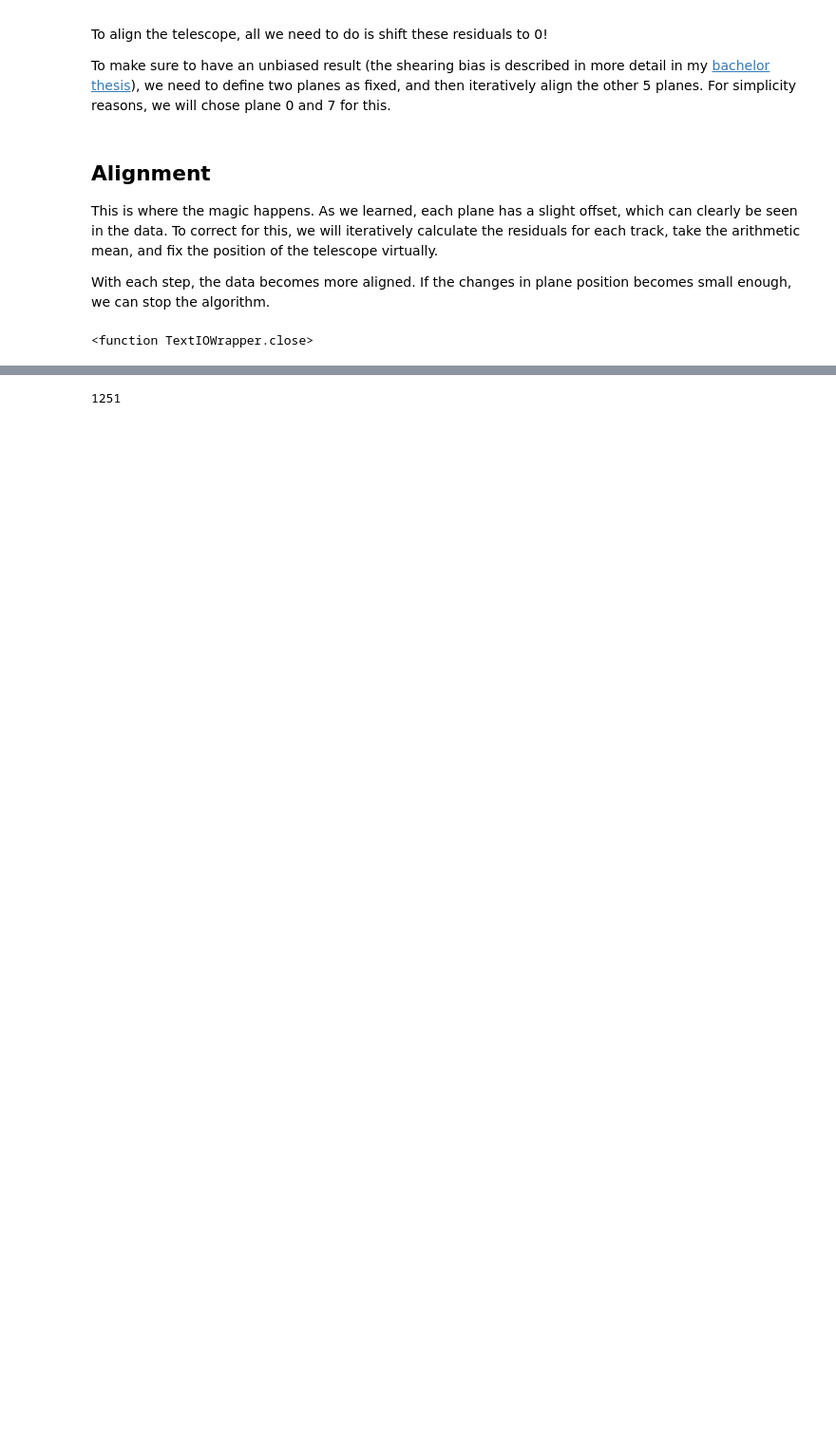
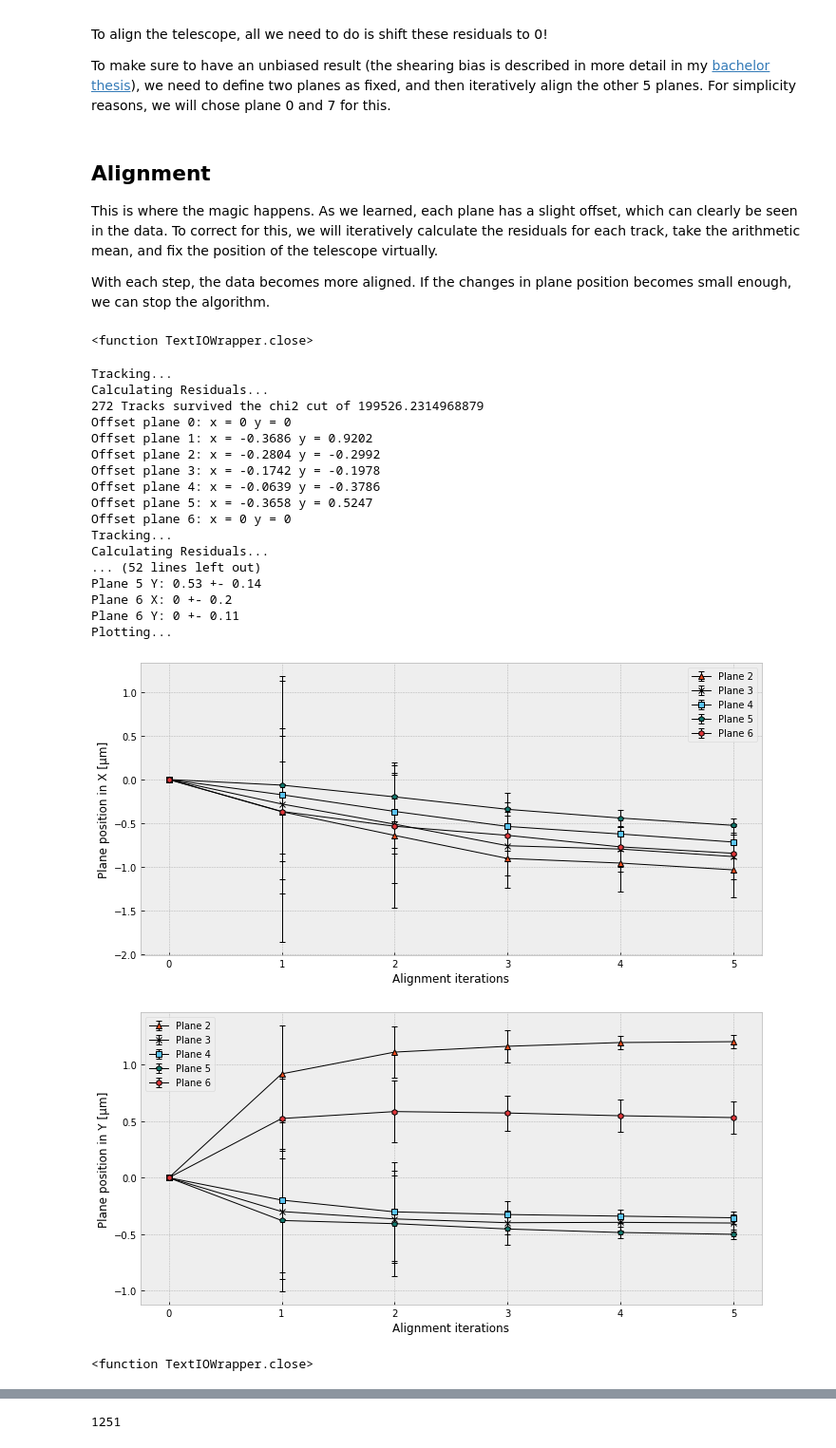
Before and after one commit to DavidSchledewitz/Awesome_Cosmics, a Jupyter notebook: 3_Manual_Analysis/Tutorial.ipynb, the cells around one changed output, grey strips where cells are left out. Shown at 95% size. Saved outputs shown, nothing was run; the diff lists cells and outputs as text; code cells hidden in the pictures; blank space fills up the shorter version.

```diff
--- a/3_Manual_Analysis/Tutorial.ipynb
+++ b/3_Manual_Analysis/Tutorial.ipynb
@@ -574,8 +575,6 @@ for a in range(alignments):
     chi2_array = []
 
     for track in range(N):
-
-        if hit_data
         # Number of planes belonging to the track
         nop = hit_data[track]["number_of_planes"]
         if nop < min_nop: continue
@@ -584,8 +583,8 @@ for a in range(alignments):
 
         # Fix Offset of planes_used to be 0
         plane1, plane2 = planes_used[0], planes_used[1]
-        posx[plane1][0], posy[plane1][0] = 0, 0
-        posx[plane2][0], posy[plane2][0] = 0, 0
+        posx[plane1][a], posy[plane1][a] = 0, 0
+        posx[plane2][a], posy[plane2][a] = 0, 0
 
         # Apply alignment for the planes
         for plane in range(7):
@@ -728,33 +727,54 @@ markers=['o','^','x','s','p','h','D']
 col=['#fbcf36','#ed4c1c','#9c7e70','#5ac2f1','#11776c','#e0363a','#6a1c10']
 xaxis = np.arange(alignments+1)
 plt.figure(figsize=(10,5))
 plt.xlabel('Alignment iterations')
 plt.ylabel('Plane position in X [μm]')
 #plt.ylim(-1000,400)
 for plane in range(7):
     if plane in planes_used: continue
     plt.errorbar(xaxis,posx[plane],yerr=dposx[plane], label='Plane {}'.format(plane+1),
             linewidth=1,marker=markers[plane],color='black',capsize=3,mfc=col[plane])
 plt.legend()
 plt.tight_layout()
 
 plt.figure(figsize=(10,5))
 plt.xlabel('Alignment iterations')
 plt.ylabel('Plane position in Y [μm]')
 #plt.ylim(-1200,600)
 for plane in range(7):
     if plane in planes_used: continue
     plt.errorbar(xaxis,posy[plane],yerr=dposy[plane], label='Plane {}'.format(plane+1),
             linewidth=1,marker=markers[plane],color='black',capsize=3,mfc=col[plane])
 plt.legend()
 plt.tight_layout()
 plt.show()
 # }}}
 
 # Write to file for further anaylsis
 fx = open("hit_data_aligned.py","w")
 fx.write("hit_data = "+str(hit_data))
 fx.close
+# %% [output]
+Tracking...
+Calculating Residuals...
+272 Tracks survived the chi2 cut of 199526.2314968879
+Offset plane 0: x = 0 y = 0
+Offset plane 1: x = -0.3686 y = 0.9202
+Offset plane 2: x = -0.2804 y = -0.2992
+Offset plane 3: x = -0.1742 y = -0.1978
+Offset plane 4: x = -0.0639 y = -0.3786
+Offset plane 5: x = -0.3658 y = 0.5247
+Offset plane 6: x = 0 y = 0
+Tracking...
+Calculating Residuals...
+... (52 lines left out)
+Plane 5 Y: 0.53 +- 0.14
+Plane 6 X: 0 +- 0.2
+Plane 6 Y: 0 +- 0.11
+Plotting...
+[figure, added]
+[figure, added]
+<function TextIOWrapper.close>
 # %%
 plotchi2(6000,np.arange(0,6000,150))
 # %% [output]
```
Also changed, not shown: parts of 4 cells of this notebook, 2 other files.
